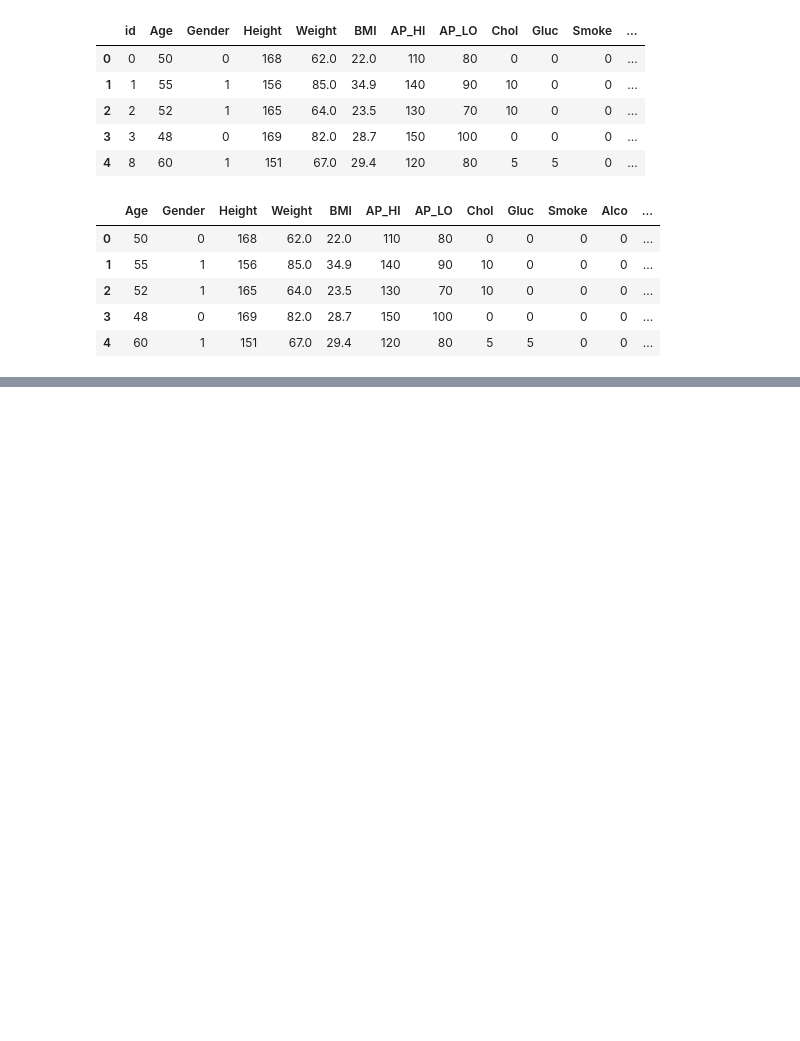
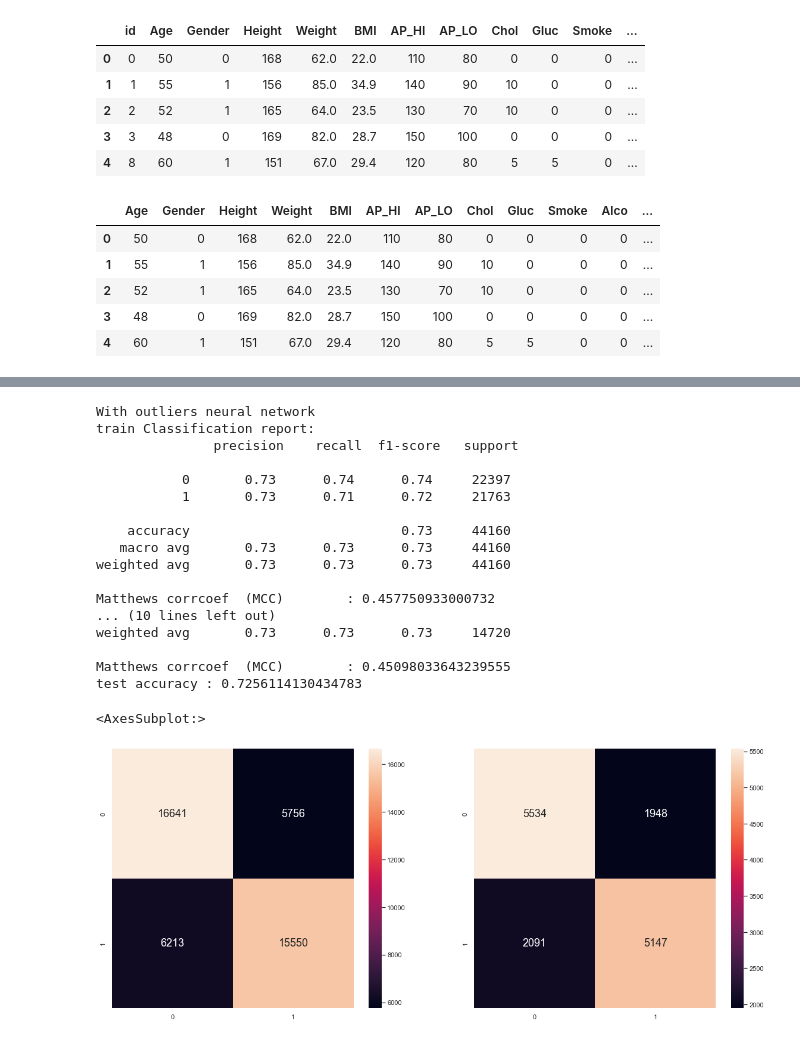
Before and after one commit to timothy-lew/dsai_mini_project, a Jupyter notebook: Multi-layer_Perceptron.ipynb, the cells around one changed output, grey strips where cells are left out. Saved outputs shown, nothing was run; the diff lists cells and outputs as text; code cells hidden in the pictures; blank space fills up the shorter version.

```diff
--- a/Multi-layer_Perceptron.ipynb
+++ b/Multi-layer_Perceptron.ipynb
@@ -313,26 +468,46 @@ for mean, std, params in zip(means, stds, clf.cv_results_['params']):
 # %%
-MLP=MLPClassifier(hidden_layer_sizes=(70, 70, 70, 70),max_iter=84115, learning_rate = 'invscaling', batch_size = 35,activation='relu',solver='adam',learning_rate_init=0.00004,alpha=0.00000005)
+MLP = MLPClassifier(hidden_layer_sizes = (70, 70, 70, 70),max_iter=84115, learning_rate = 'invscaling', batch_size = 35,activation='relu',solver='adam',learning_rate_init=0.00004,alpha=0.00000005, n_jobs = -1)
 MLP.fit(X_train,y_train.values.ravel())
-y_train_pred=MLP.predict(X_train)
-y_test_pred=MLP.predict(X_test)
+y_train_pred = MLP.predict(X_train)
+y_test_pred = MLP.predict(X_test)
 MLP_train_mcc = matthews_corrcoef(y_train, y_train_pred) # Calculate MCC
 MLP_test_mcc = matthews_corrcoef(y_test, y_test_pred) # Calculate MCC
 MLP_train_as = accuracy_score(y_train,y_train_pred)
 MLP_test_as = accuracy_score(y_test,y_test_pred)
 
 print('With outliers neural network')
 print('train Classification report:\n',classification_report(y_train,y_train_pred))
 print("Matthews corrcoef  (MCC) \t:", MLP_train_mcc)
 print('train accuracy:', MLP_train_as)
 print()
 
 print('test Classification report:\n',classification_report(y_test,y_test_pred))
 print("Matthews corrcoef  (MCC) \t:", MLP_test_mcc)
 print('test accuracy :', MLP_test_as)
 print()
 
 f, axes = plt.subplots(1, 2, figsize=(20, 8))
 sb.heatmap(confusion_matrix(y_train, y_train_pred),
            annot = True, fmt=".0f", annot_kws={"size": 18}, ax = axes[0])
 sb.heatmap(confusion_matrix(y_test, y_test_pred),
            annot = True, fmt=".0f", annot_kws={"size": 18}, ax = axes[1])
+# %% [output]
+With outliers neural network
+train Classification report:
+               precision    recall  f1-score   support
+
+           0       0.73      0.74      0.74     22397
+           1       0.73      0.71      0.72     21763
+
+    accuracy                           0.73     44160
+   macro avg       0.73      0.73      0.73     44160
+weighted avg       0.73      0.73      0.73     44160
+
+Matthews corrcoef  (MCC)        : 0.457750933000732
+... (10 lines left out)
+weighted avg       0.73      0.73      0.73     14720
+
+Matthews corrcoef  (MCC)        : 0.45098033643239555
+test accuracy : 0.7256114130434783
+<AxesSubplot:>
+[figure, added]
```
Also changed, not shown: parts of 22 cells of this notebook, 10 other files.
